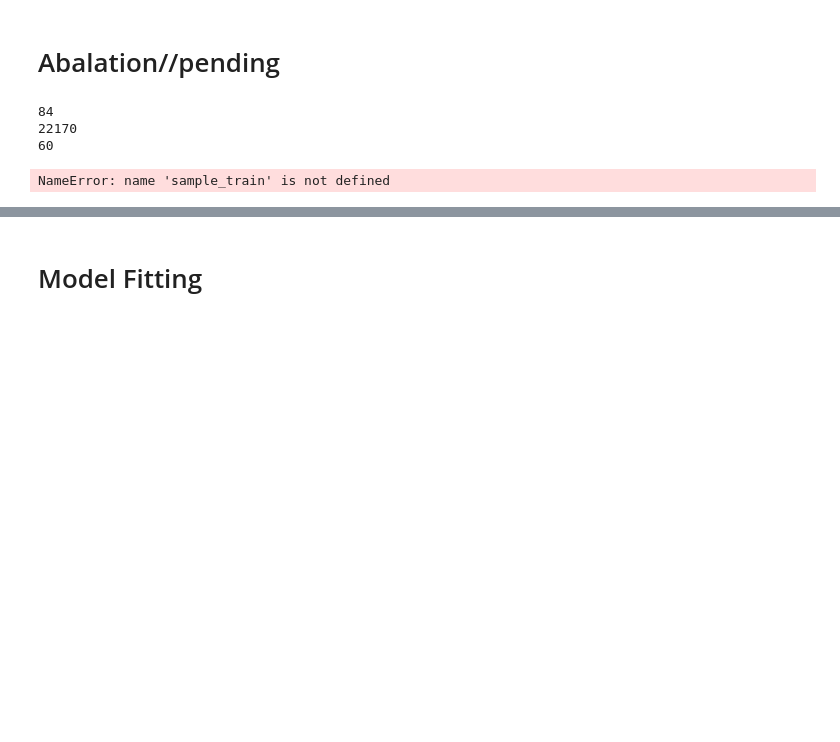
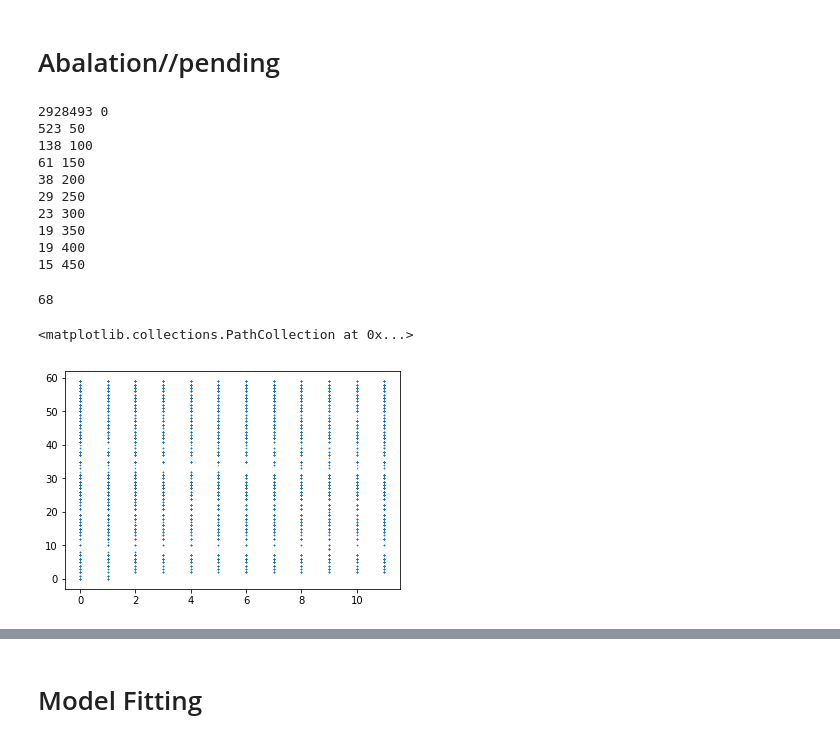
Before and after one commit to pFiT2700/sale_prediction, a Jupyter notebook: solution_sales.ipynb, the cells around one changed output, grey strips where cells are left out. Drawn from its saved outputs; the diff is of its cells as text; code cells hidden in the pictures; blank space fills up the shorter version.

```diff
--- a/solution_sales.ipynb
+++ b/solution_sales.ipynb
@@ -26,31 +28,47 @@ KeyError: 'shop_id'
 # %% [markdown]
 # Abalation//pending
 # %%
-print(len(set(category_data.item_category_id.unique())))
-print(len(set(category_data.item_id.unique())))
-print(len(set(raw_train_data.shop_id.unique())))
+# print(len(set(category_data.item_category_id.unique())))
+# print(len(set(category_data.item_id.unique())))
+# print(len(set(raw_train_data.shop_id.unique())))
+for i in range(0, 500, 50):
+    print(len(raw_train_data[(raw_train_data.item_cnt_day > i)]), i)
+#marginally small number of rows for item_cnt_day > 110 thus dropping outliers
 # %% [output]
-84
-22170
-60
+2928493 0
+523 50
+138 100
+61 150
+38 200
+29 250
+23 300
+19 350
+19 400
+15 450
 # %%
-# def getSubSampleTrainTestSet(data_set,):
-sample_item_set = set(sample_train.item_id)
-len(sample_item_set)
-def isInTraining(item_id):
-    if item_id in sample_item_set:
-        return True
-    return False
-def getCategoryIdForItem(item_id):
-#     return category_data.loc[category_data["item_id"] == item_id , "item_id"]
-    return category_data_dict[item_id]
+# # def getSubSampleTrainTestSet(data_set,):
+# sample_item_set = set(sample_train.item_id)
+# len(sample_item_set)
+# def isInTraining(item_id):
+#     if item_id in sample_item_set:
+#         return True
+#     return False
+# def getCategoryIdForItem(item_id):
+# #     return category_data.loc[category_data["item_id"] == item_id , "item_id"]
+#     return category_data_dict[item_id]
-# %% [output]
-NameError: name 'sample_train' is not defined
 # %%
 % matplotlib inline
 # %%
-_df = df[["shop_id", "item_cnt_day", "item_price","item_category_id", "item_id"]].loc[(df["item_price"]<1000)
-& (df["item_cnt_day"] < 5) & (df["item_price"] > 0) & (df["item_cnt_day"] > 0)]
+# _df = df
+# df.head()
+len(pd.unique(_df.item_category_id))
+# _df = df[["shop_id", "item_cnt_day", "item_price","item_category_id", "item_id"]].loc[(df["item_price"]<1000)
+# & (df["item_cnt_day"] < 5) & (df["item_price"] > 0) & (df["item_cnt_day"] > 0)]
 # _df = df[['item_price','item_cnt_day','date_block_num','shop_id']].loc[(df['item_price']>0) & (df['item_price']<100000) & (df['item_cnt_day']<50)]
+# %% [output]
+68
 # %%
-plt.scatter(_df["shop_id"], _df["item_cnt_day"], s=0.1)
+plt.scatter(_df["date_block_num"]%12,_df["shop_id"], s=0.1)
+# %% [output]
+<matplotlib.collections.PathCollection at 0x...>
+[figure, added]
```
Also changed, not shown: parts of 18 cells of this notebook.
